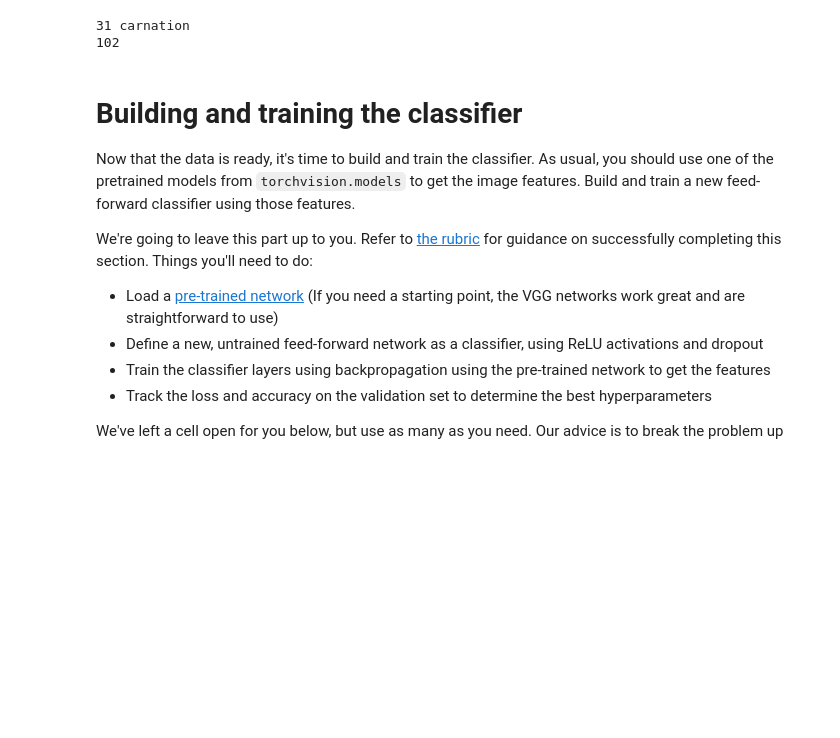
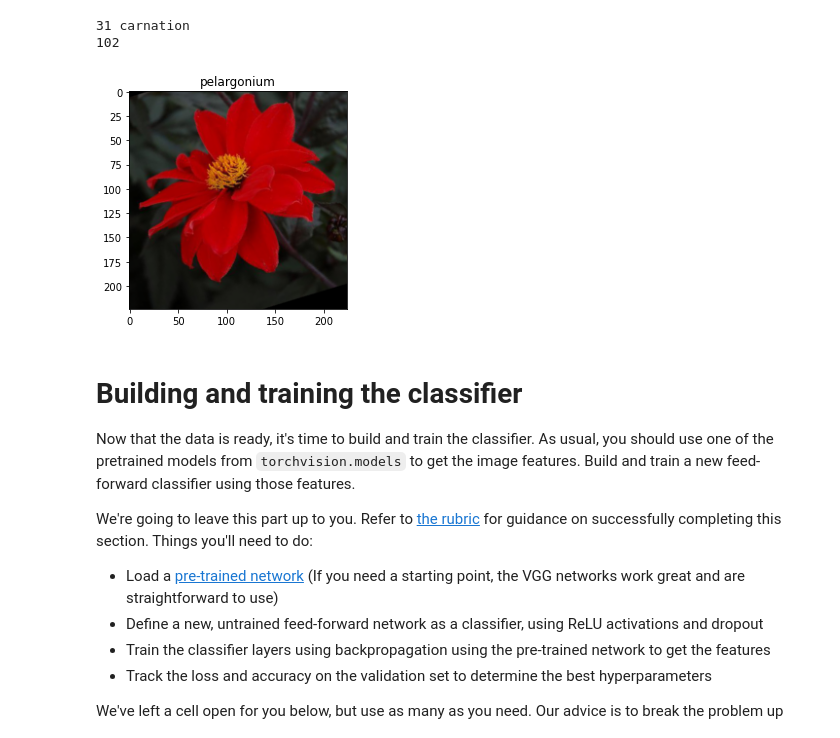
Before and after one commit to solidAIdream66/DLClassifyImage, a Jupyter notebook: Image Classifier Project.ipynb, the cells around one changed output. Saved outputs shown, nothing was run; the diff lists cells and outputs as text; code cells hidden in the pictures; blank space fills up the shorter version.

```diff
--- a/Image Classifier Project.ipynb
+++ b/Image Classifier Project.ipynb
@@ -57,7 +76,7 @@ valid_datasets = datasets.ImageFolder(valid_dir, transform=test_transforms)
 test_datasets = datasets.ImageFolder(test_dir, transform=test_transforms)
 
 # TODO: Using the image datasets and the trainforms, define the dataloaders
-trainloaders = torch.utils.data.DataLoader(train_datasets, batch_size=64, shuffle=False)
+trainloaders = torch.utils.data.DataLoader(train_datasets, batch_size=64, shuffle=True)
 validloaders = torch.utils.data.DataLoader(valid_datasets, batch_size=64, shuffle=False)
 testloaders = torch.utils.data.DataLoader(test_datasets, batch_size=64, shuffle=False)
 # %% [markdown]
@@ -77,6 +96,23 @@ print(len(cat_to_name))
 # %% [output]
 31 carnation
 102
+# %%
+# check data
+dataiter = iter(trainloaders)
+images, labels = dataiter.next()
+img = images[0]
+
+fig, ax = plt.subplots()
+img = img.numpy().transpose((1, 2, 0))
+mean = np.array([0.485, 0.456, 0.406])
+std = np.array([0.229, 0.224, 0.225])
+img = std * img + mean
+img = np.clip(img, 0, 1)
+
+ax.imshow(img);
+plt.title(cat_to_name[(labels.numpy()[0]+1).astype(str)]);
+# %% [output]
+[figure, added]
 # %% [markdown]
 # Building and training the classifier
 
```
Also changed, not shown: parts of 6 cells of this notebook.
